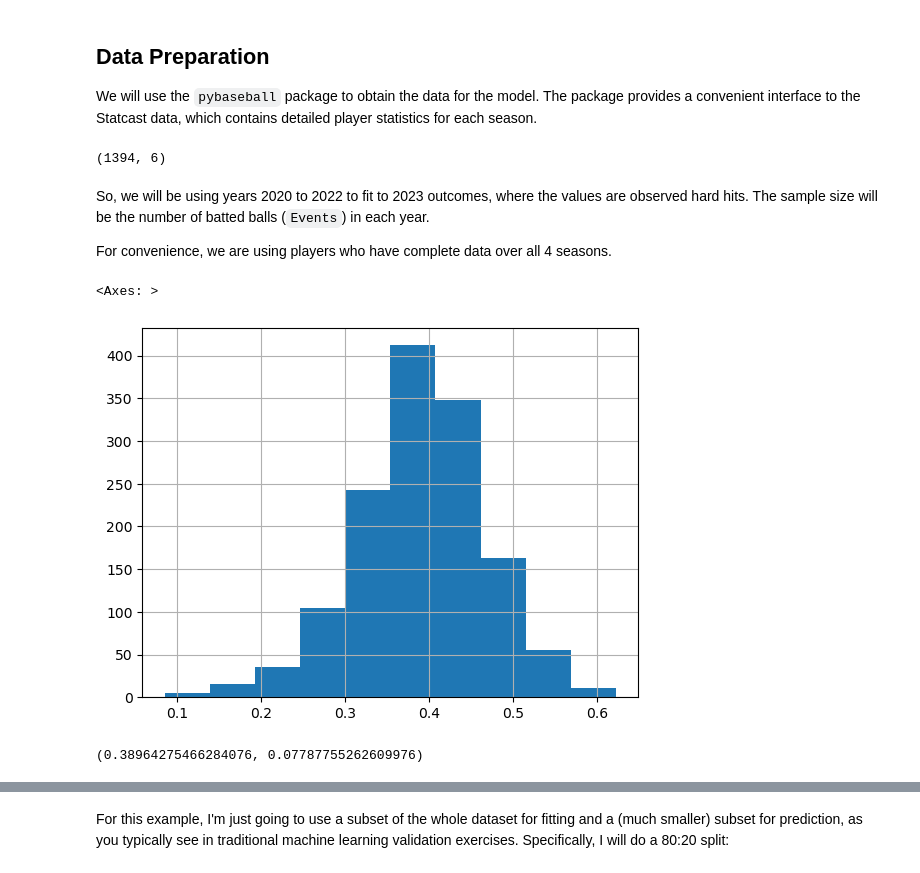
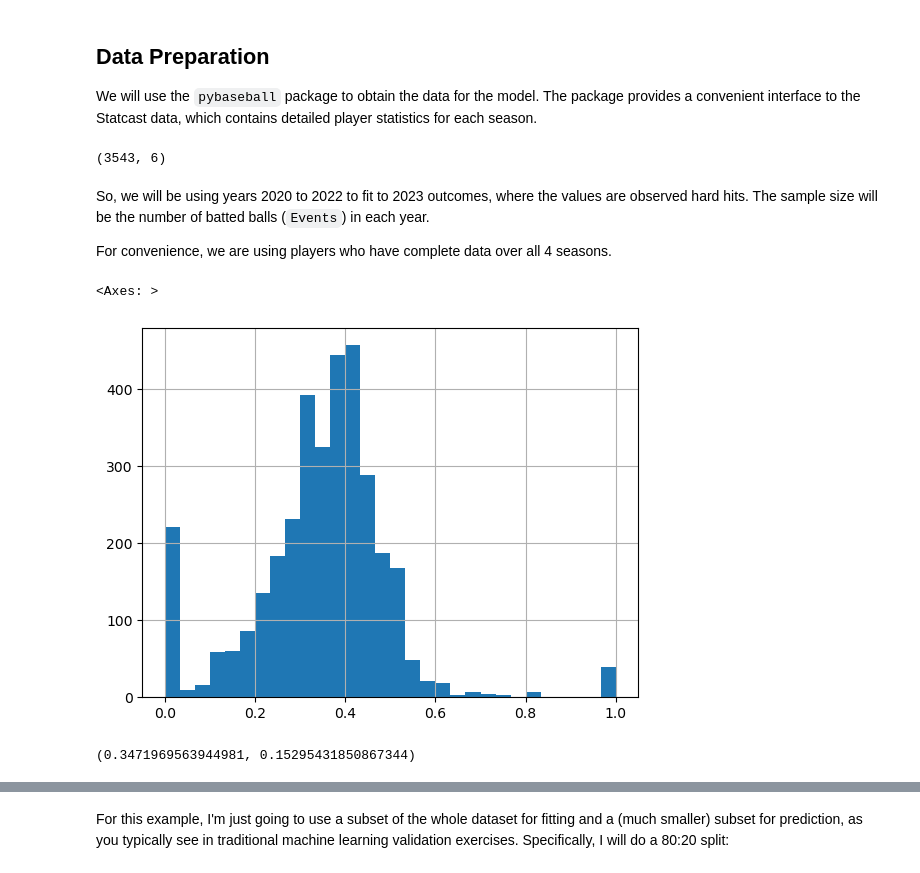
Before and after one commit to fonnesbeck/bayesian_marcel, a Jupyter notebook: marcel.ipynb, the cells around one changed output, grey strips where cells are left out. Saved outputs shown, nothing was run; the diff lists cells and outputs as text; code cells hidden in the pictures.

Commit message:
Simplified data extraction

```diff
--- a/marcel.ipynb
+++ b/marcel.ipynb
@@ -84,12 +82,12 @@ warnings.filterwarnings("ignore", category=UserWarning)
 
 We will use the `pybaseball` package to obtain the data for the model. The package provides a convenient interface to the Statcast data, which contains detailed player statistics for each season.
 # %%
-data = batting_stats(2015,2024)
+data = batting_stats(2020, 2024, qual=1)
 
 hard_hit_subset = data[["Name", "Season", "Team", "Age", "HardHit", "Events"]].copy().reset_index(drop=True)
 hard_hit_subset.shape
 # %% [output]
-(1394, 6)
+(3543, 6)
 # %%
 batter_idx, batters = hard_hit_subset['Name'].factorize()
 hard_hit_subset["batter_idx"] = batter_idx
@@ -104,11 +102,11 @@ So, we will be using years 2020 to 2022 to fit to 2023 outcomes, where the value
 
 For convenience, we are using players who have complete data over all 4 seasons.
 # %%
-data["HardHit%"].hist()
+data["HardHit%"].hist(bins=30)
 # %% [output]
 <Axes: >
-[figure, old version]
+[figure, new version]
 # %%
 data["HardHit%"].mean(), data["HardHit%"].std()
 # %% [output]
-(0.38964275466284076, 0.07787755262609976)
+(0.3471969563944981, 0.15295431850867344)
```
Also changed, not shown: parts of 32 cells of this notebook.
